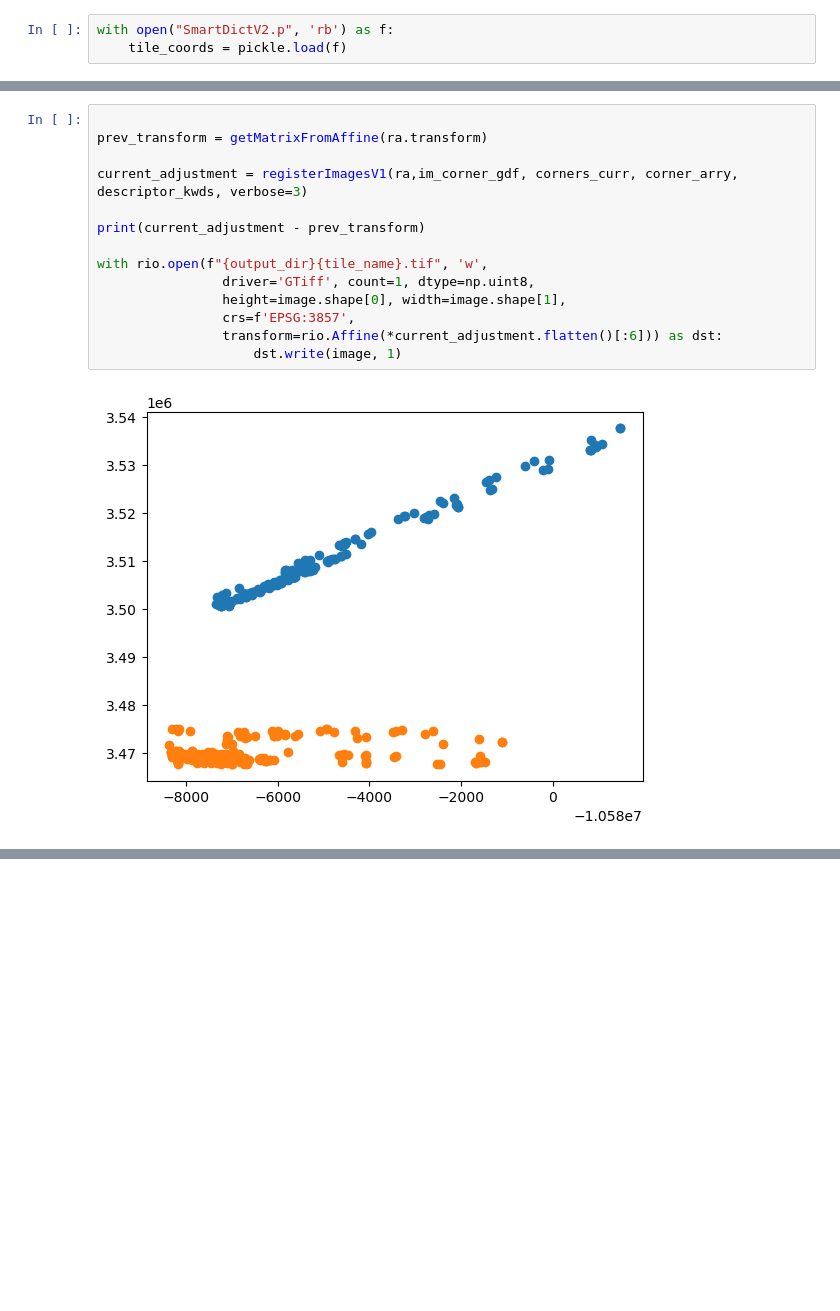
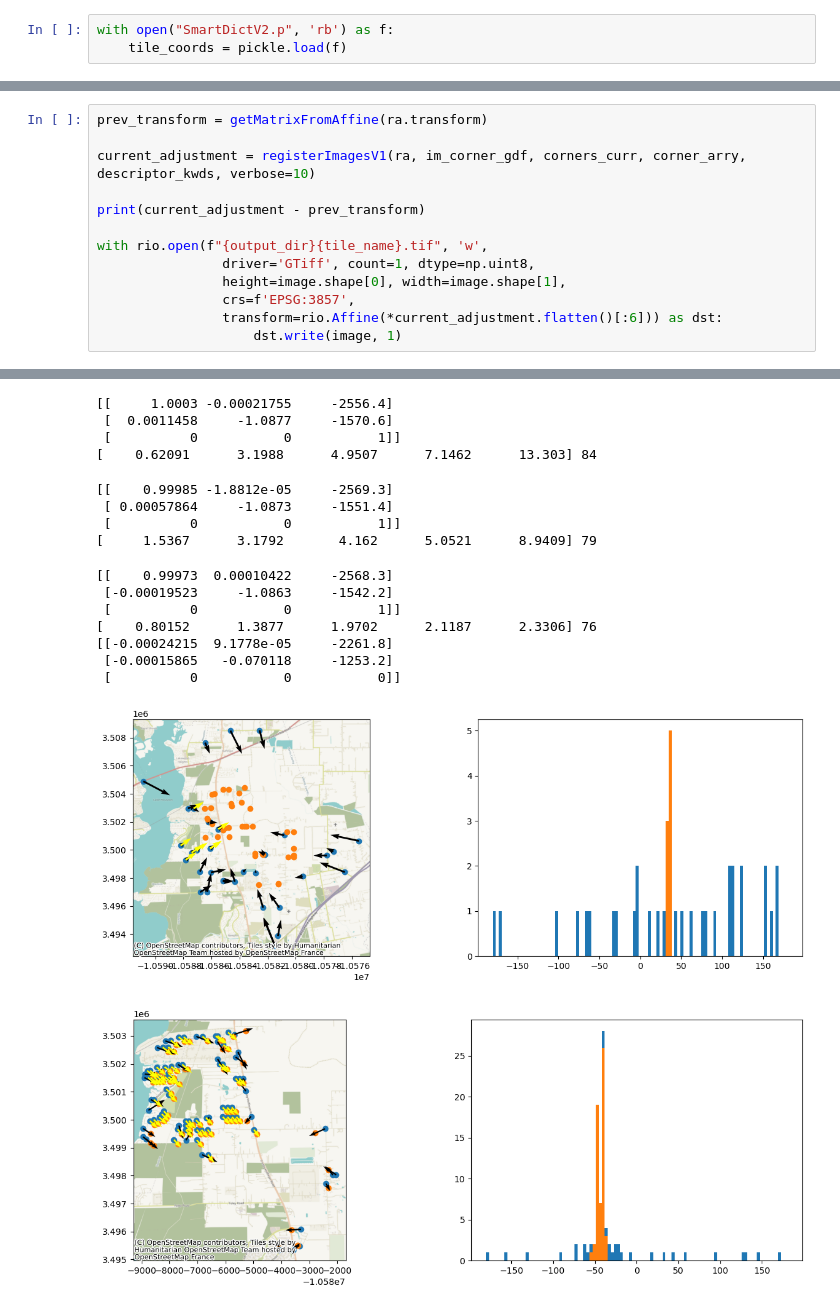
Before and after one commit to f-haces/RECTDNN, a Jupyter notebook: ExampleRegistration-V2.ipynb, the cells around one changed output, grey strips where cells are left out. Drawn from its saved outputs; the diff is of its cells as text; blank space fills up the shorter version.

```diff
--- a/ExampleRegistration-V2.ipynb
+++ b/ExampleRegistration-V2.ipynb
@@ -158,8 +260,7 @@ def registerImagesV1(ra,im_corner_gdf, corners_curr, corner_arry, descriptor_kwd
 # %%
-
 prev_transform = getMatrixFromAffine(ra.transform)
 
-current_adjustment = registerImagesV1(ra,im_corner_gdf, corners_curr, corner_arry, descriptor_kwds, verbose=3)
+current_adjustment = registerImagesV1(ra, im_corner_gdf, corners_curr, corner_arry, descriptor_kwds, verbose=10)
 
 print(current_adjustment - prev_transform)
 
@@ -170,4 +271,3 @@ with rio.open(f"{output_dir}{tile_name}.tif", 'w',
                 transform=rio.Affine(*current_adjustment.flatten()[:6])) as dst:
                     dst.write(image, 1)
 # %% [output]
-[figure, old version]
@@ -175,0 +282,17 @@ IndexError: list index out of range
+[[     1.0003 -0.00021755     -2556.4]
+ [  0.0011458     -1.0877     -1570.6]
+ [          0           0           1]]
+[    0.62091      3.1988      4.9507      7.1462      13.303] 84
+[[    0.99985 -1.8812e-05     -2569.3]
+ [ 0.00057864     -1.0873     -1551.4]
+ [          0           0           1]]
+[     1.5367      3.1792       4.162      5.0521      8.9409] 79
+[[    0.99973  0.00010422     -2568.3]
+ [-0.00019523     -1.0863     -1542.2]
+ [          0           0           1]]
+[    0.80152      1.3877      1.9702      2.1187      2.3306] 76
+[[-0.00024215  9.1778e-05     -2261.8]
+ [-0.00015865   -0.070118     -1253.2]
+ [          0           0           0]]
+[figure, new version]
+[figure, added]
```
Also changed, not shown: parts of 7 cells of this notebook.
